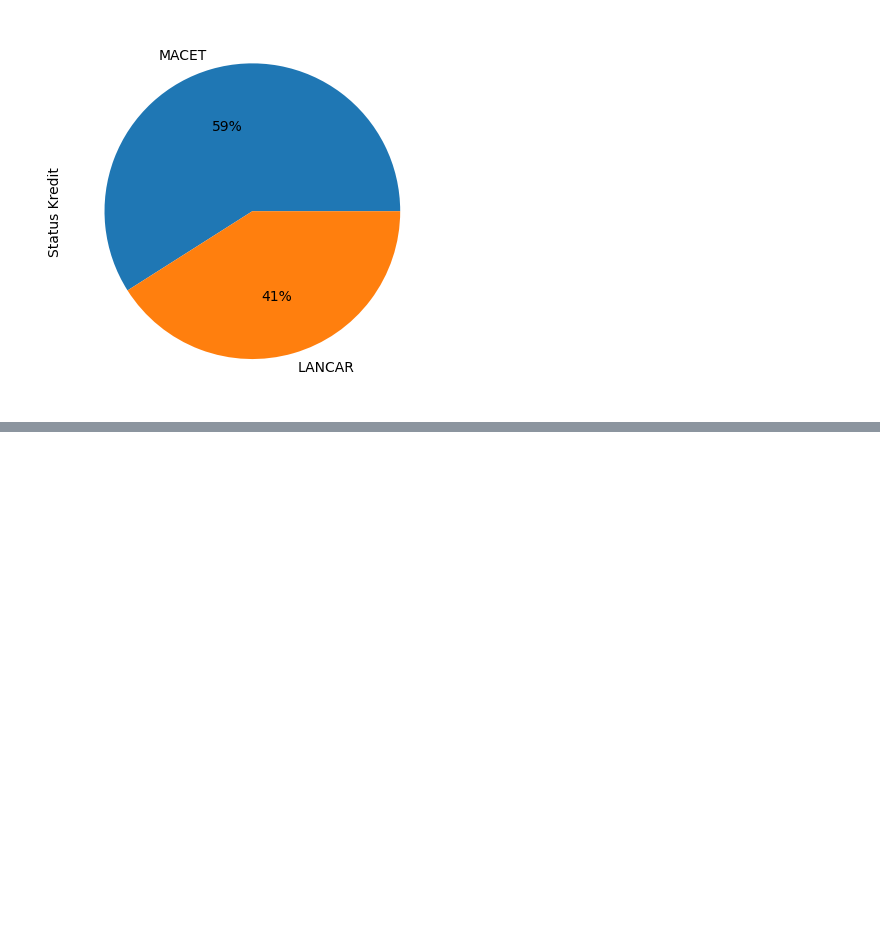
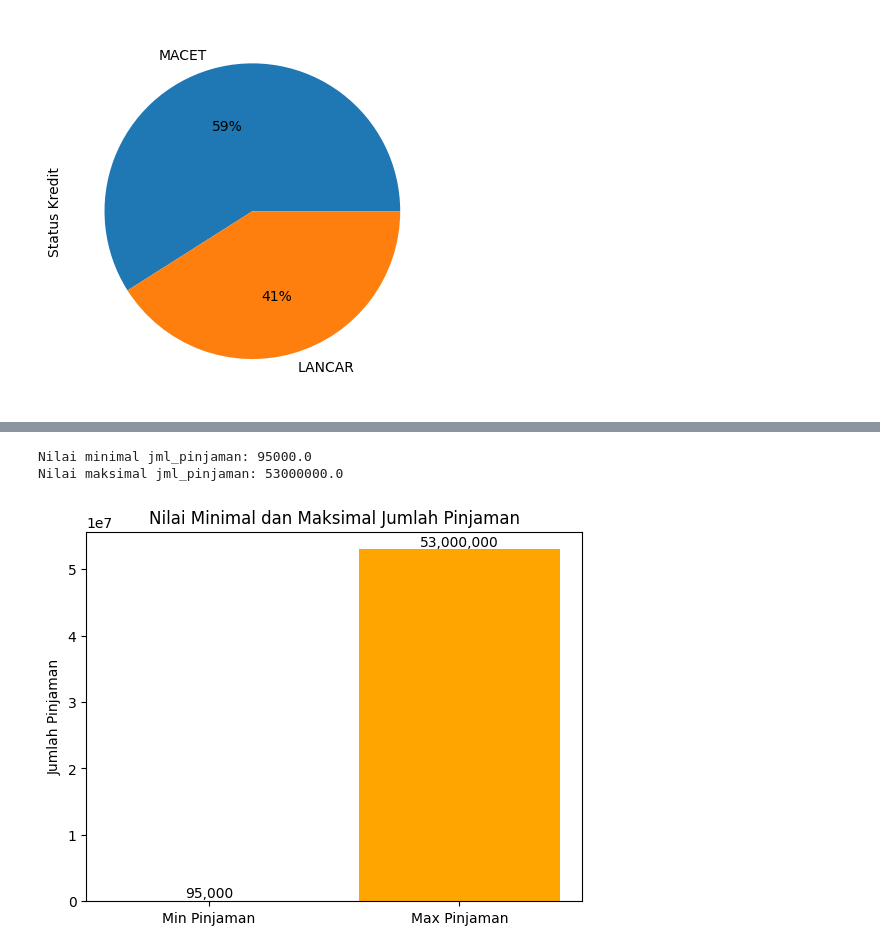
Before and after one commit to Rangga11268/TUGAS-data-science, a Jupyter notebook: project ADS pertemuan 5.ipynb, the cells around one changed output, grey strips where cells are left out. Saved outputs shown, nothing was run; the diff lists cells and outputs as text; code cells hidden in the pictures; blank space fills up the shorter version.

```diff
--- a/project ADS pertemuan 5.ipynb
+++ b/project ADS pertemuan 5.ipynb
@@ -218,0 +247,19 @@ plt.show()
+# %%
+# Menentukan nilai minimal dan maksimal dari kolom 'jml_pinjaman'
+min_jml_pinjaman = data['jml_pinjaman'].min()
+max_jml_pinjaman = data['jml_pinjaman'].max()
+print(f"Nilai minimal jml_pinjaman: {min_jml_pinjaman}")
+print(f"Nilai maksimal jml_pinjaman: {max_jml_pinjaman}")
+
+bars = plt.bar(['Min Pinjaman', 'Max Pinjaman'], [min_jml_pinjaman, max_jml_pinjaman], color=['skyblue', 'orange'])
+plt.ylabel('Jumlah Pinjaman')
+plt.title('Nilai Minimal dan Maksimal Jumlah Pinjaman')
+
+plt.text(0, min_jml_pinjaman, f'{min_jml_pinjaman:,.0f}', ha='center', va='bottom')
+plt.text(1, max_jml_pinjaman, f'{max_jml_pinjaman:,.0f}', ha='center', va='bottom')
+
+plt.show()
+# %% [output]
+Nilai minimal jml_pinjaman: 95000.0
+Nilai maksimal jml_pinjaman: 53000000.0
+[figure, added]
```
Also changed, not shown: parts of 22 cells of this notebook, 4 other files.
